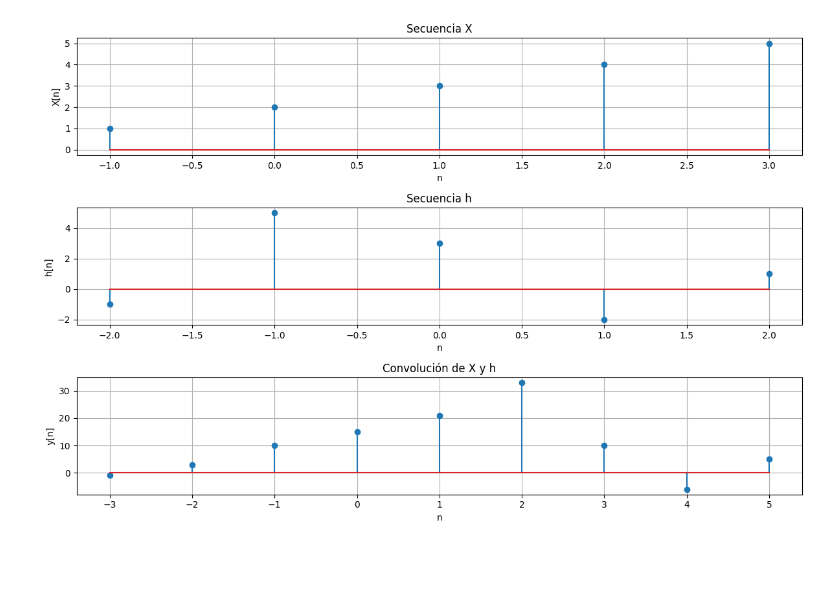
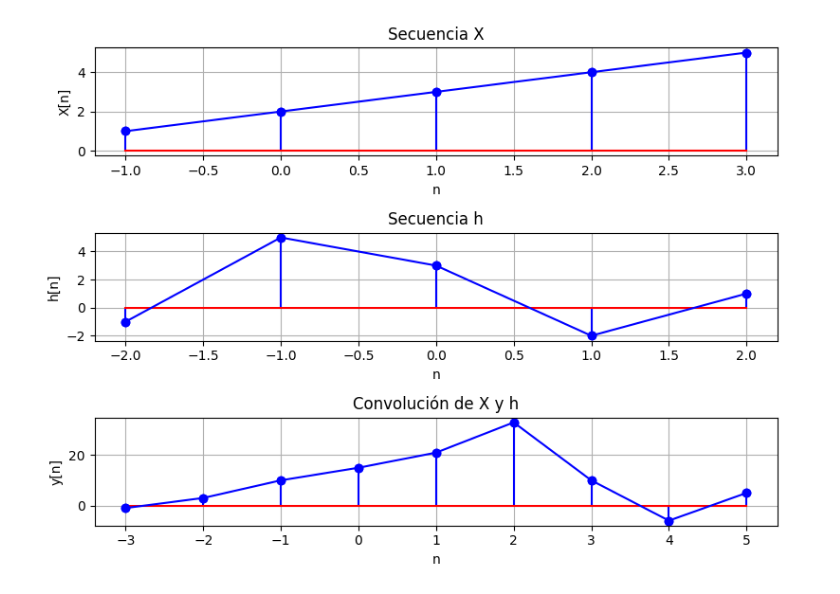
Before and after one commit to omoranav/Talento_Tech, a Jupyter notebook: Convolución_ejercicio.ipynb, the cells around one changed output. Cells and saved outputs as stored; diff of their text form; code cells hidden in the pictures; blank space fills up the shorter version.

```diff
--- a/Convolución_ejercicio.ipynb
+++ b/Convolución_ejercicio.ipynb
@@ -1,48 +1,55 @@
 # %%
 import numpy as np
 import matplotlib.pyplot as plt
+
+def plot_convolution(X, h, X_zero_index, h_zero_index):
+    # Calcular la convolución de X y h
+    y = np.convolve(X, h)
+
+    # Definir los índices de las secuencias para la gráfica
+    X_indices = np.arange(-X_zero_index, len(X) - X_zero_index)
+    h_indices = np.arange(-h_zero_index, len(h) - h_zero_index)
+    y_indices = np.arange(X_indices[0] + h_indices[0], X_indices[-1] + h_indices[-1] + 1)
+
+    # Graficar las secuencias
+    plt.figure(figsize=(8, 6))
+
+    plt.subplot(3, 1, 1)
+    plt.stem(X_indices, X, linefmt='b-', markerfmt='bo', basefmt='r-')
+    plt.plot(X_indices, X, 'b', linestyle='-', marker='o')  # Unir los puntos con una línea
+    plt.title('Secuencia X')
+    plt.xlabel('n')
+    plt.ylabel('X[n]')
+    plt.grid()
+
+    plt.subplot(3, 1, 2)
+    plt.stem(h_indices, h, linefmt='b-', markerfmt='bo', basefmt='r-')
+    plt.plot(h_indices, h, 'b', linestyle='-', marker='o')  # Unir los puntos con una línea
+    plt.title('Secuencia h')
+    plt.xlabel('n')
+    plt.ylabel('h[n]')
+    plt.grid()
+
+    plt.subplot(3, 1, 3)
+    plt.stem(y_indices, y, linefmt='b-', markerfmt='bo', basefmt='r-')
+    plt.plot(y_indices, y, 'b', linestyle='-', marker='o')  # Unir los puntos con una línea
+    plt.title('Convolución de X y h')
+    plt.xlabel('n')
+    plt.ylabel('y[n]')
+    plt.grid()
+
+    plt.tight_layout()
+    plt.show()
 
 # Definir las secuencias
 X = np.array([1, 2, 3, 4, 5])
 h = np.array([-1, 5, 3, -2, 1])
 
 # Definir los índices donde el valor cero está ubicado
 X_zero_index = 1
 h_zero_index = 2
 
-# Calcular la convolución de X y h
-y = np.convolve(X, h)
-
-# Definir los índices de las secuencias para la gráfica
-X_indices = np.arange(-X_zero_index, len(X) - X_zero_index)
-h_indices = np.arange(-h_zero_index, len(h) - h_zero_index)
-y_indices = np.arange(X_indices[0] + h_indices[0], X_indices[-1] + h_indices[-1] + 1)
-
-# Graficar las secuencias
-plt.figure(figsize=(12, 8))
-
-plt.subplot(3, 1, 1)
-plt.stem(X_indices, X, use_line_collection=True)
-plt.title('Secuencia X')
-plt.xlabel('n')
-plt.ylabel('X[n]')
-plt.grid()
-
-plt.subplot(3, 1, 2)
-plt.stem(h_indices, h, use_line_collection=True)
-plt.title('Secuencia h')
-plt.xlabel('n')
-plt.ylabel('h[n]')
-plt.grid()
-
-plt.subplot(3, 1, 3)
-plt.stem(y_indices, y, use_line_collection=True)
-plt.title('Convolución de X y h')
-plt.xlabel('n')
-plt.ylabel('y[n]')
-plt.grid()
-
-plt.tight_layout()
-plt.show()
+# Llamar a la función para graficar la convolución
+plot_convolution(X, h, X_zero_index, h_zero_index)
 # %% [output]
-[figure, old version]
+[figure, new version]
```
Also changed, not shown: parts of 3 cells of this notebook.
